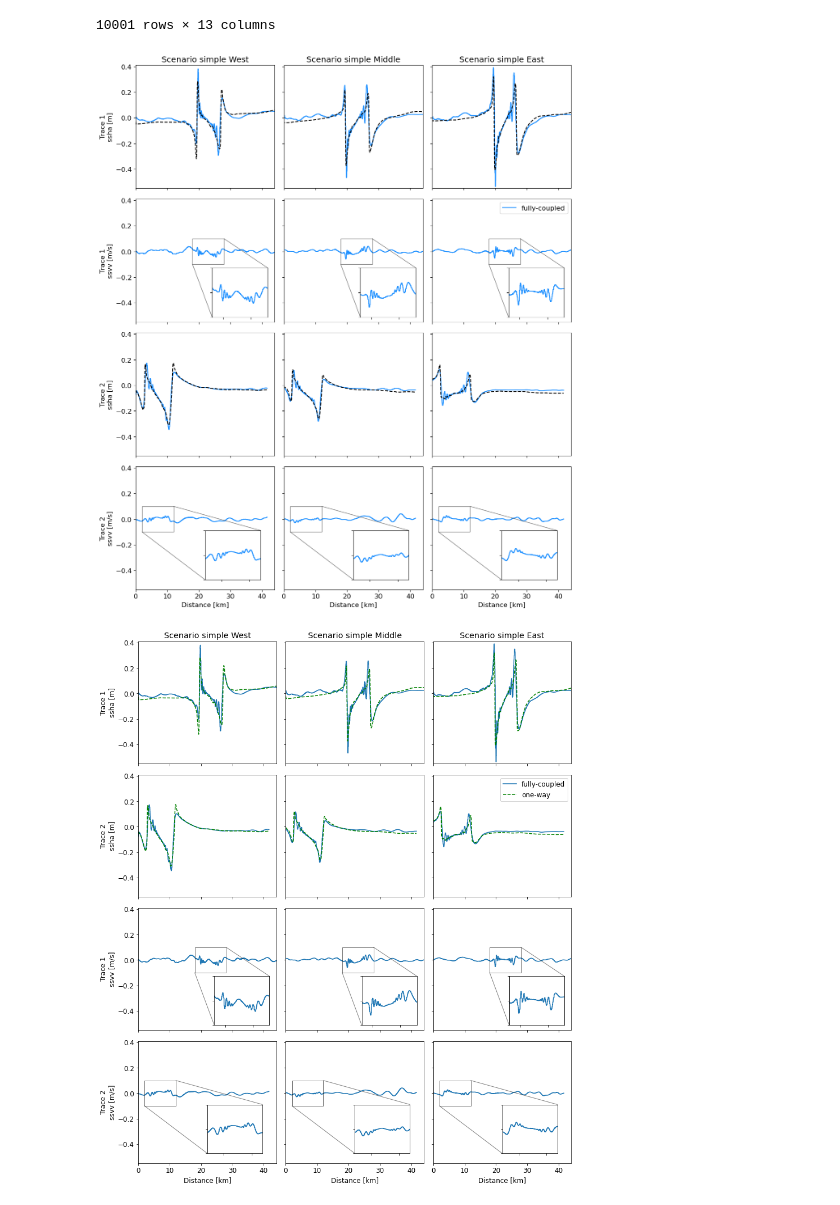
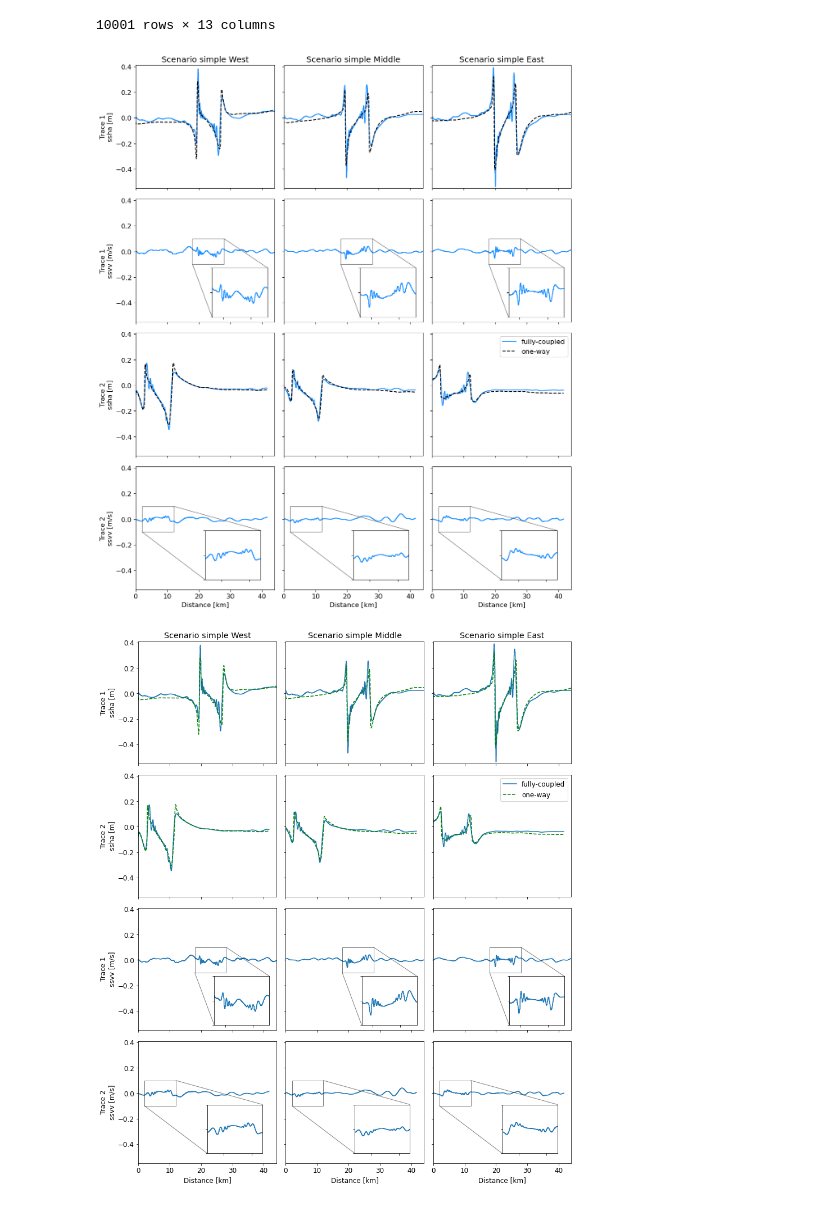
Before and after one commit to fabian-kutschera/Scripts4Processing, a Jupyter notebook: post_plotting/cross-section_ssha-ssvv_one-way_fully-coupled.ipynb, the cells around one changed output. Cells and saved outputs as stored; diff of their text form; code cells hidden in the pictures.

Commit message:
add legend to reordered traces figure

```diff
--- a/post_plotting/cross-section_ssha-ssvv_one-way_fully-coupled.ipynb
+++ b/post_plotting/cross-section_ssha-ssvv_one-way_fully-coupled.ipynb
@@ -99,35 +99,35 @@ ax3.set_title("Scenario simple East")
 plot_ssha_fully("trace1_east_o5_ssha_ssvv_120s.csv", ax3)
 plot_ssha_oneway("trace1_east_simple_oneway_ssha_120s.csv", ax3)
 
 ax7.set_ylabel("Trace 2\nssha [m]")
 plot_ssha_fully("trace2_west_o5_ssha_ssvv_120s.csv", ax7)#ax4)
 plot_ssha_oneway("trace2_west_simple_oneway_ssha_120s.csv", ax7)#ax4)
 plot_ssha_fully("trace2_middle_o5_ssha_ssvv_120s.csv", ax8)#ax5)
 plot_ssha_oneway("trace2_middle_simple_oneway_ssha_120s.csv", ax8)#ax5)
 plot_ssha_fully("trace2_east_o5_ssha_ssvv_120s.csv", ax9)#ax6)
 plot_ssha_oneway("trace2_east_simple_oneway_ssha_120s.csv", ax9)#ax6)
 
 ax4.set_ylabel("Trace 1\nssvv [m/s]")
 plot_ssvv("trace1_west_o5_ssha_ssvv_120s.csv", 1, ax4)#ax7)
 plot_ssvv("trace1_middle_o5_ssha_ssvv_120s.csv", 1, ax5)#ax8)
 plot_ssvv("trace1_east_o5_ssha_ssvv_120s.csv", 1, ax6)#ax9)
 
 ax10.set_ylabel("Trace 2\nssvv [m/s]")
 plot_ssvv("trace2_west_o5_ssha_ssvv_120s.csv", 2, ax10)
 plot_ssvv("trace2_middle_o5_ssha_ssvv_120s.csv", 2, ax11)
 plot_ssvv("trace2_east_o5_ssha_ssvv_120s.csv", 2, ax12)
 ax10.set_xlabel("Distance [km]")
 ax11.set_xlabel("Distance [km]")
 ax12.set_xlabel("Distance [km]")
 
 ax1.set_ylim(-0.55, 0.41)
 ax1.set_xlim(0,44.01)
-ax6.legend(loc="upper right")
+ax9.legend(loc="upper right")
 
 plt.tight_layout()
 fig.savefig("ssha_ssvv_comparisonII.png", dpi=300)
 # %% [output]
-[figure, old version]
+[figure, new version]
 # %%
 # original order
 fig, ((ax1, ax2, ax3), (ax4, ax5, ax6), (ax7, ax8, ax9), (ax10, ax11, ax12)) = plt.subplots(4, 3, figsize=(12,14),
```
Also changed, not shown: 1 other file.
